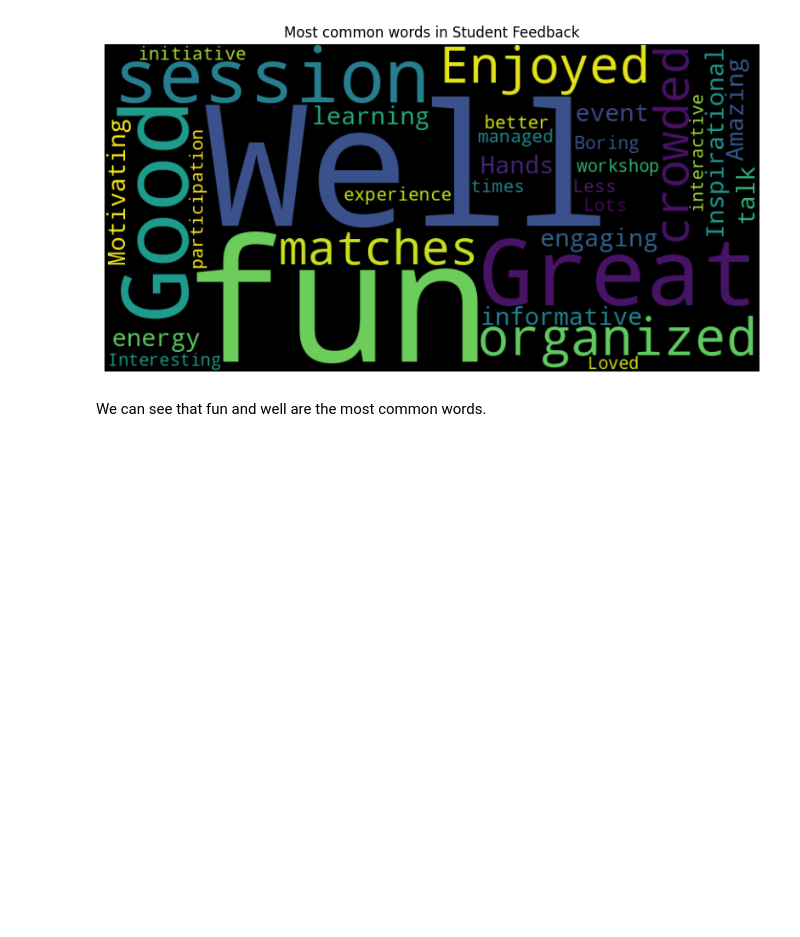
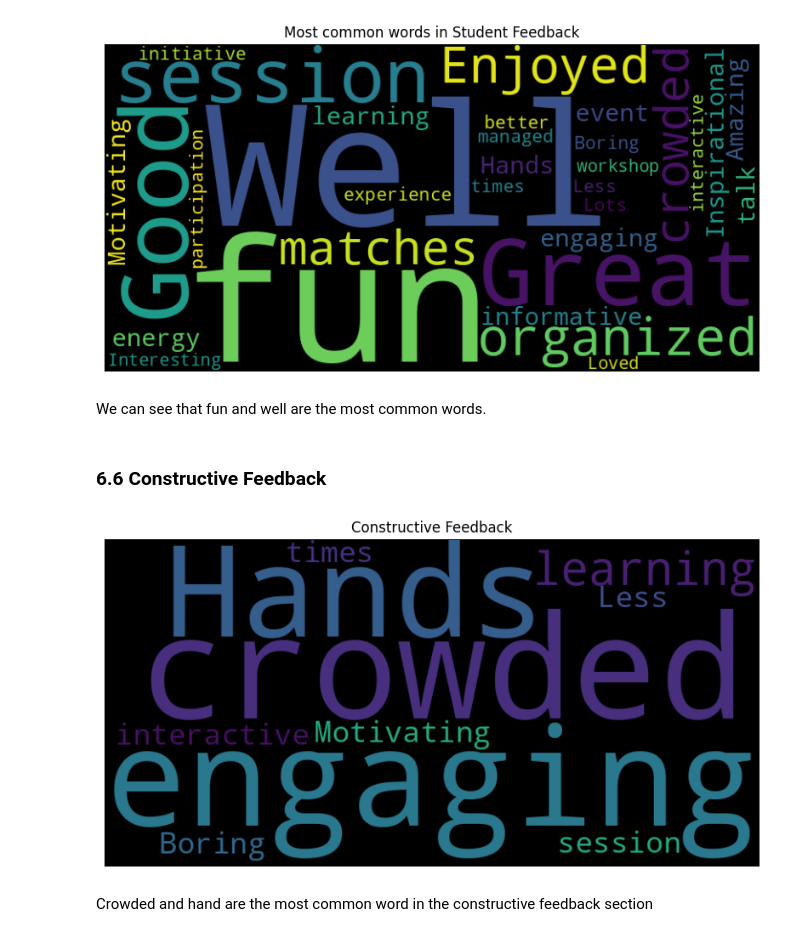
Before and after one commit to victoriousvictor42/FUTURE_DS_03, a Jupyter notebook: College_Event_Feedback_Analysis.ipynb, the cells around one changed output. Saved outputs shown, nothing was run; the diff lists cells and outputs as text; code cells hidden in the pictures; blank space fills up the shorter version.

```diff
--- a/College_Event_Feedback_Analysis.ipynb
+++ b/College_Event_Feedback_Analysis.ipynb
@@ -264,3 +264,27 @@ plt.show()
 [figure]
 # %% [markdown]
 We can see that fun and well are the most common words.
+# %% [markdown]
+### 6.6 Constructive Feedback
+# %%
+from wordcloud import STOPWORDS
+
+#filter only negative and neutral feedback
+improvement_feedback = df[df['Sentiment'].isin(['Negative', 'Neutral'])]['Feedback']
+
+# Combine all improvement feedback into one string
+text_improvement = " ".join(improvement_feedback.astype(str))
+
+# Generate Word Cloud
+wordcloud_improvement = WordCloud(width=800, height=400, background_color='black').generate(text_improvement)
+
+# Plot Word Cloud
+plt.figure(figsize=(10, 5))
+plt.imshow(wordcloud_improvement, interpolation='bilinear')
+plt.axis('off')
+plt.title('Constructive Feedback')
+plt.show()
+# %% [output]
+[figure, added]
+# %% [markdown]
+Crowded and hand are the most common word in the constructive feedback section
```
Also changed, not shown: parts of 1 cell of this notebook.
